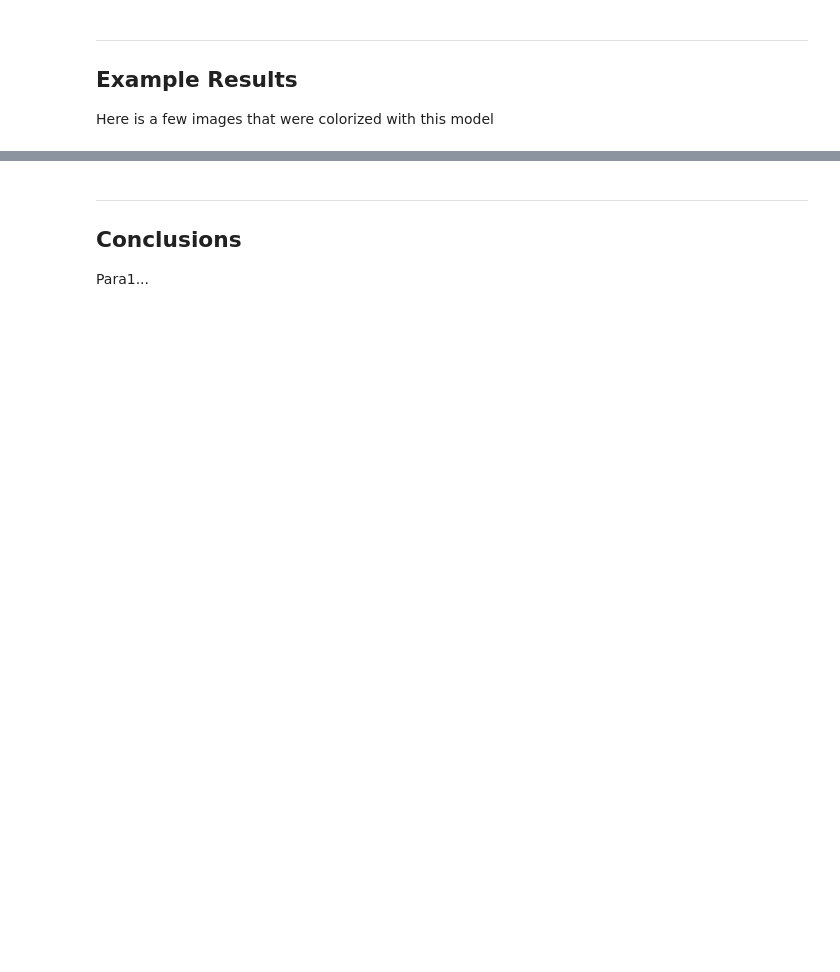
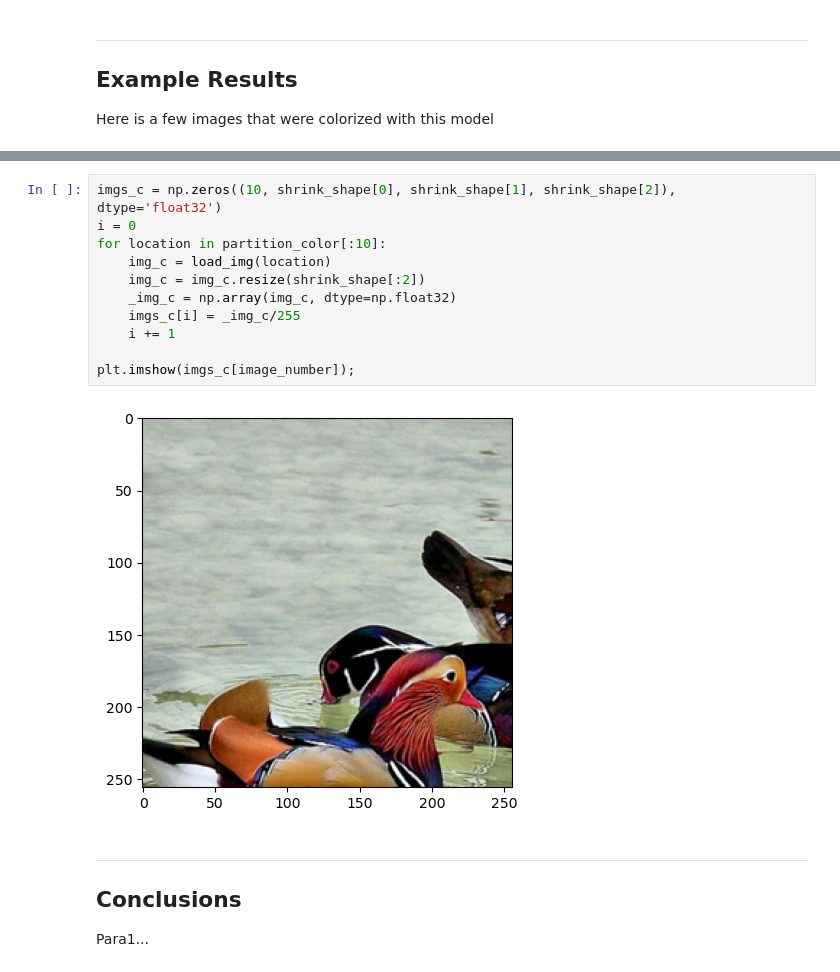
Before and after one commit to halHalberstadt/Image-Colorization-CST438-Final-Project, a Jupyter notebook: Image-Colorization-Final.ipynb, the cells around one changed output, grey strips where cells are left out. Saved outputs shown, nothing was run; the diff lists cells and outputs as text; blank space fills up the shorter version.

```diff
--- a/Image-Colorization-Final.ipynb
+++ b/Image-Colorization-Final.ipynb
@@ -253,3 +272,16 @@ Here is a few images that were colorized with this model
+# %%
+imgs_c = np.zeros((10, shrink_shape[0], shrink_shape[1], shrink_shape[2]), dtype='float32')
+i = 0
+for location in partition_color[:10]:
+    img_c = load_img(location)
+    img_c = img_c.resize(shrink_shape[:2])
+    _img_c = np.array(img_c, dtype=np.float32)
+    imgs_c[i] = _img_c/255
+    i += 1
+
+plt.imshow(imgs_c[image_number]);
+# %% [output]
+[figure, added]
 # %% [markdown]
 ---
 
```
Also changed, not shown: parts of 16 cells of this notebook.
